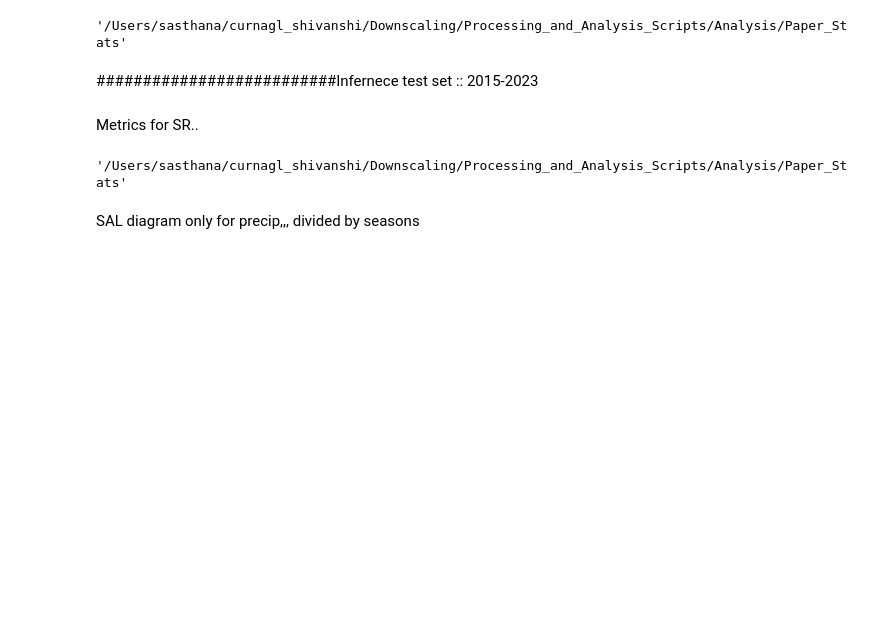
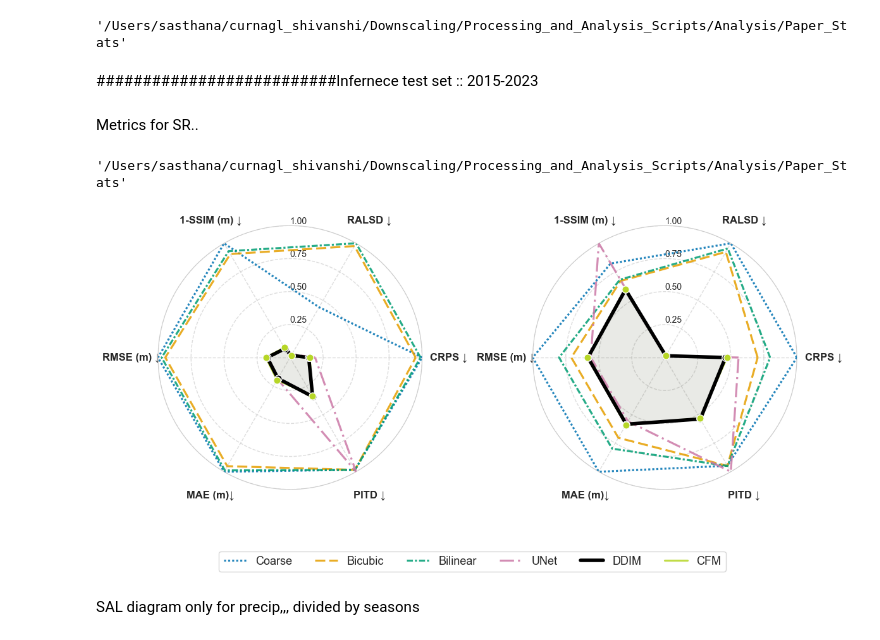
Before and after one commit to AsthanaShivanshi/Processing_and_Analysis_Scripts, a Jupyter notebook: Analysis/Paper_Stats/plot_paper.ipynb, the cells around one changed output. Saved outputs shown, nothing was run; the diff lists cells and outputs as text; code cells hidden in the pictures; blank space fills up the shorter version.

Commit message:
Standardised cobweb script

```diff
--- a/Analysis/Paper_Stats/plot_paper.ipynb
+++ b/Analysis/Paper_Stats/plot_paper.ipynb
@@ -110,10 +112,12 @@ pwd
 '/Users/sasthana/curnagl_shivanshi/Downscaling/Processing_and_Analysis_Scripts/Analysis/Paper_Stats'
 # %%
 fig, axes = plot_kiviat_from_csv(
-    csv_path="SR_metrics_cobweb.csv",
+    csv_path="SR_metrics_cobweb_revised.csv",
     save_name="Figures/kiviat_combined.pdf")
 
 plt.show()
+# %% [output]
+[figure, added]
 # %% [markdown]
 SAL diagram only for precip,,, divided by seasons
 # %%
```
Also changed, not shown: parts of 4 cells of this notebook, 16 other files.
